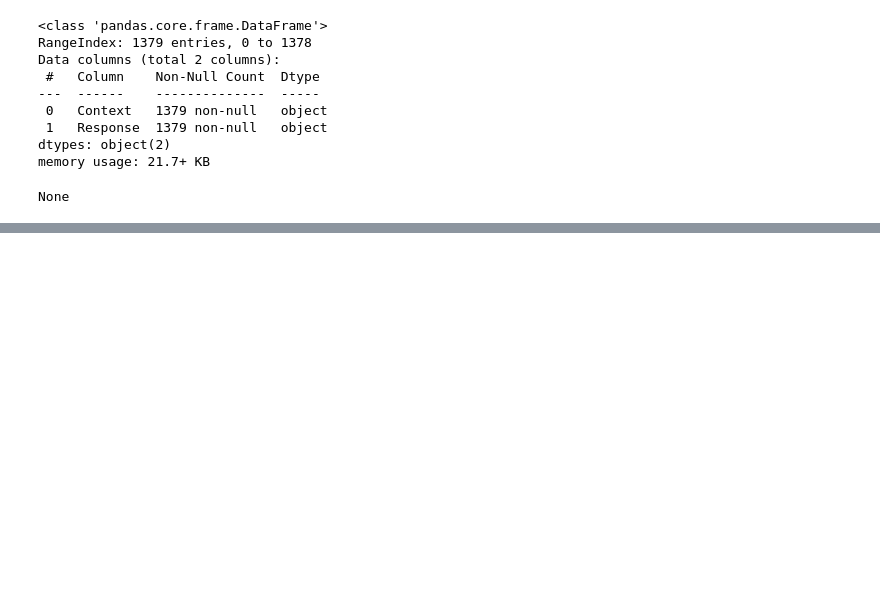
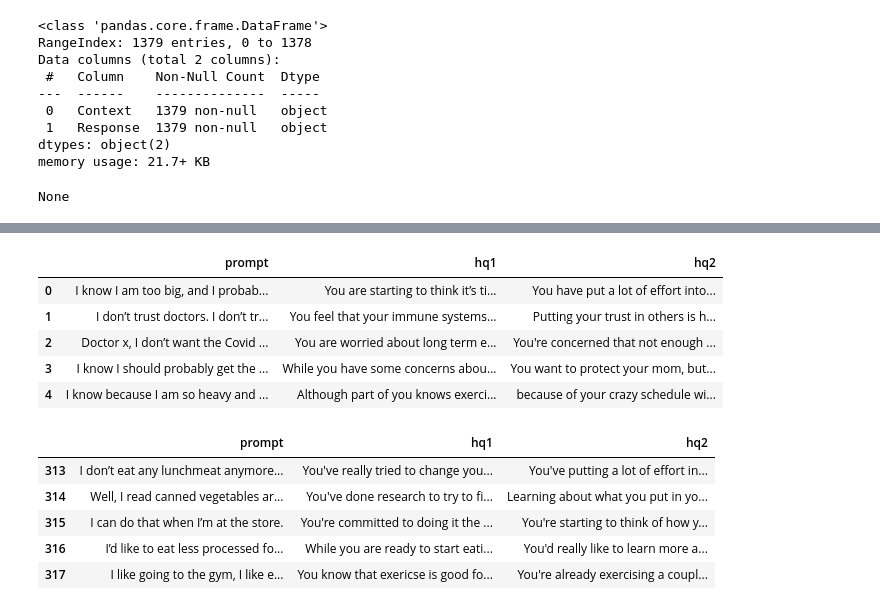
Before and after one commit to Dantoro/project_therapy, a Jupyter notebook: project_notebooks/cleaning_chat_data.ipynb, the cells around one changed output, grey strips where cells are left out. Cells and saved outputs as stored; diff of their text form; code cells hidden in the pictures; blank space fills up the shorter version.

```diff
--- a/project_notebooks/cleaning_chat_data.ipynb
+++ b/project_notebooks/cleaning_chat_data.ipynb
@@ -476,0 +521,16 @@ None
+# %%
+display(pair_df.head())
+display(pair_df.tail())
+# %% [output]
+|  | prompt | hq1 | hq2 |
+| 0 | I know I am too big, and I probab... | You are starting to think it’s ti... | You have put a lot of effort into... |
+| 1 | I don’t trust doctors. I don’t tr... | You feel that your immune systems... | Putting your trust in others is h... |
+| 2 | Doctor x, I don’t want the Covid ... | You are worried about long term e... | You're concerned that not enough ... |
+| 3 | I know I should probably get the ... | While you have some concerns abou... | You want to protect your mom, but... |
+| 4 | I know because I am so heavy and ... | Although part of you knows exerci... | because of your crazy schedule wi... |
+|  | prompt | hq1 | hq2 |
+| 313 | I don’t eat any lunchmeat anymore... | You've really tried to change you... | You've putting a lot of effort in... |
+| 314 | Well, I read canned vegetables ar... | You've done research to try to fi... | Learning about what you put in yo... |
+| 315 | I can do that when I’m at the store. | You're committed to doing it the ... | You're starting to think of how y... |
+| 316 | I’d like to eat less processed fo... | While you are ready to start eati... | You'd really like to learn more a... |
+| 317 | I like going to the gym, I like e... | You know that exericse is good fo... | You're already exercising a coupl... |
```
Also changed, not shown: parts of 30 cells of this notebook, 6 other files.
